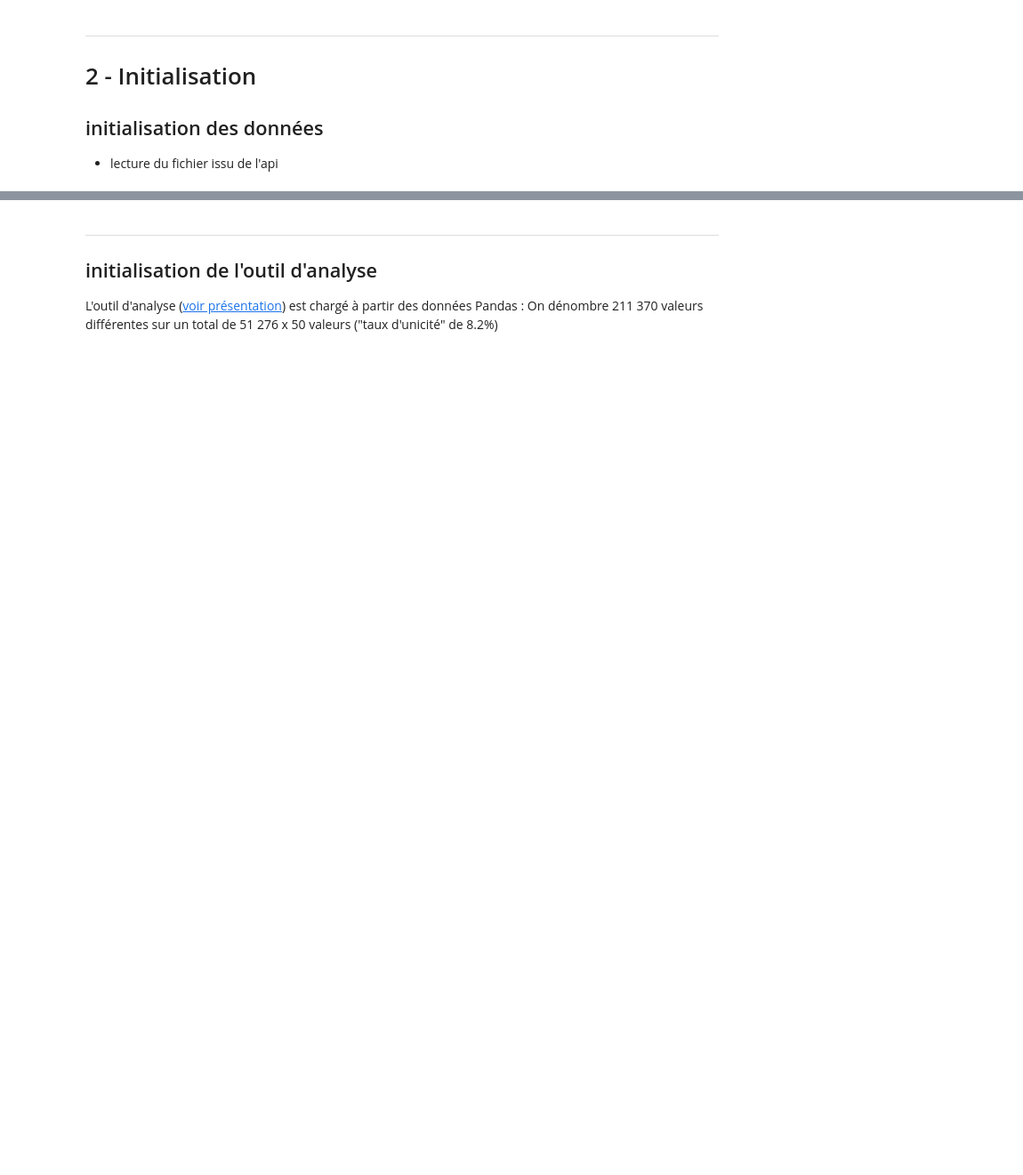
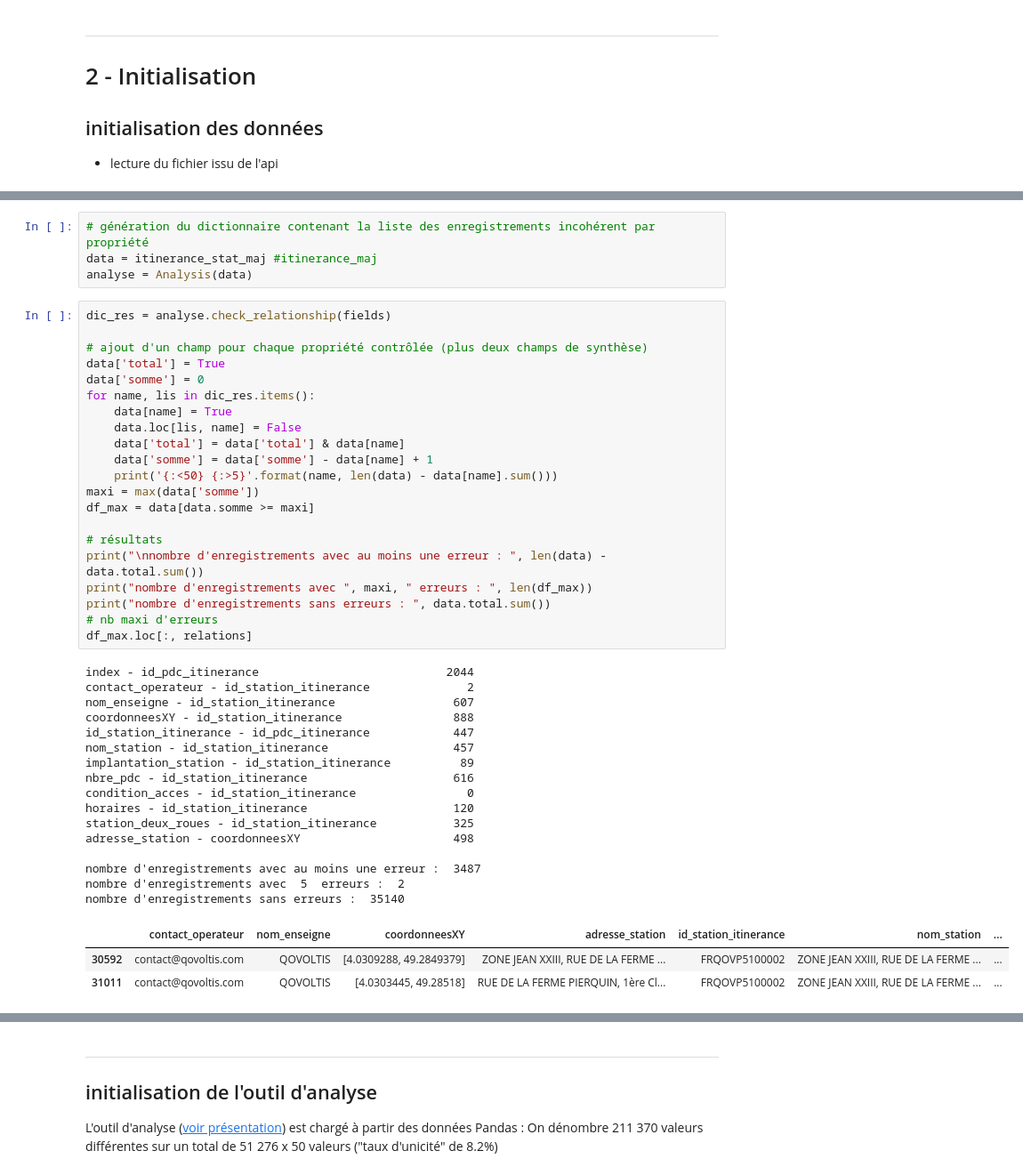
Before and after one commit to loco-philippe/Environmental-Sensing, a Jupyter notebook: python/Validation/irve/IRVE-v3.ipynb, the cells around one changed output, grey strips where cells are left out. Shown: that part at 89% size. Saved outputs shown, nothing was run; the diff lists cells and outputs as text; blank space fills up the shorter version.

```diff
--- a/python/Validation/irve/IRVE-v3.ipynb
+++ b/python/Validation/irve/IRVE-v3.ipynb
@@ -81,0 +170,45 @@ data3['id'] = list(range(len(data3)))
+# %%
+# génération du dictionnaire contenant la liste des enregistrements incohérent par propriété
+data = itinerance_stat_maj #itinerance_maj
+analyse = Analysis(data)
+# %%
+dic_res = analyse.check_relationship(fields)
+
+# ajout d'un champ pour chaque propriété contrôlée (plus deux champs de synthèse)
+data['total'] = True
+data['somme'] = 0
+for name, lis in dic_res.items():
+    data[name] = True
+    data.loc[lis, name] = False
+    data['total'] = data['total'] & data[name]
+    data['somme'] = data['somme'] - data[name] + 1
+    print('{:<50} {:>5}'.format(name, len(data) - data[name].sum()))
+maxi = max(data['somme'])
+df_max = data[data.somme >= maxi]
+
+# résultats
+print("\nnombre d'enregistrements avec au moins une erreur : ", len(data) - data.total.sum())
+print("nombre d'enregistrements avec ", maxi, " erreurs : ", len(df_max))
+print("nombre d'enregistrements sans erreurs : ", data.total.sum())
+# nb maxi d'erreurs
+df_max.loc[:, relations]
+# %% [output]
+index - id_pdc_itinerance                           2044
+contact_operateur - id_station_itinerance              2
+nom_enseigne - id_station_itinerance                 607
+coordonneesXY - id_station_itinerance                888
+id_station_itinerance - id_pdc_itinerance            447
+nom_station - id_station_itinerance                  457
+implantation_station - id_station_itinerance          89
+nbre_pdc - id_station_itinerance                     616
+condition_acces - id_station_itinerance                0
+horaires - id_station_itinerance                     120
+station_deux_roues - id_station_itinerance           325
+adresse_station - coordonneesXY                      498
+
+nombre d'enregistrements avec au moins une erreur :  3487
+nombre d'enregistrements avec  5  erreurs :  2
+nombre d'enregistrements sans erreurs :  35140
+|  | contact_operateur | nom_enseigne | coordonneesXY | adresse_station | id_station_itinerance | nom_station | ... |
+| 30592 | contact@qovoltis.com | QOVOLTIS | [4.0309288, 49.2849379] | ZONE JEAN XXIII, RUE DE LA FERME ... | FRQOVP5100002 | ZONE JEAN XXIII, RUE DE LA FERME ... | ... |
+| 31011 | contact@qovoltis.com | QOVOLTIS | [4.0303445, 49.28518] | RUE DE LA FERME PIERQUIN, 1ère Cl... | FRQOVP5100002 | ZONE JEAN XXIII, RUE DE LA FERME ... | ... |
```
Also changed, not shown: parts of 21 cells of this notebook.
